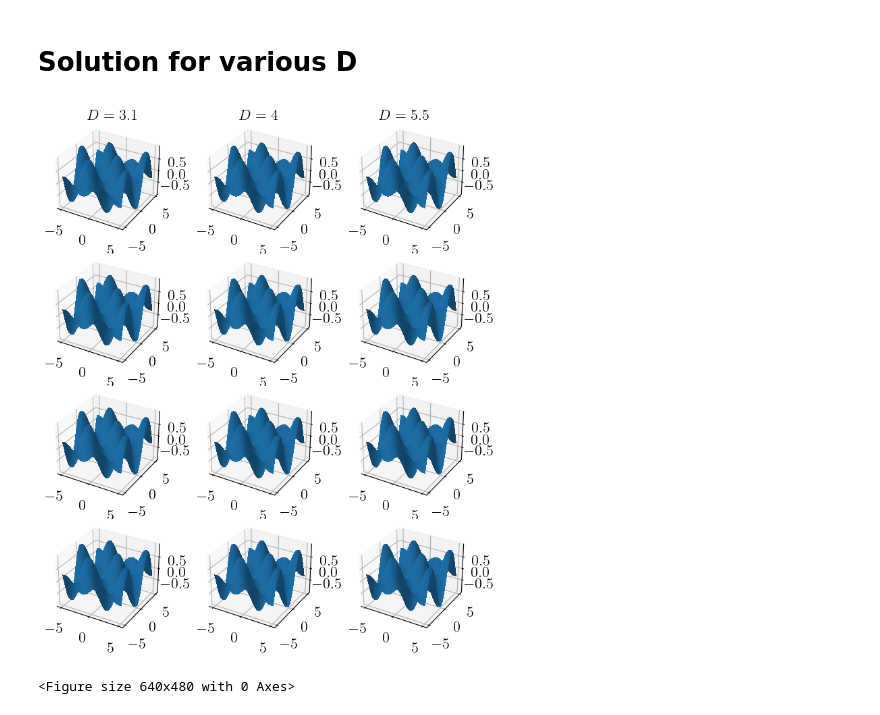
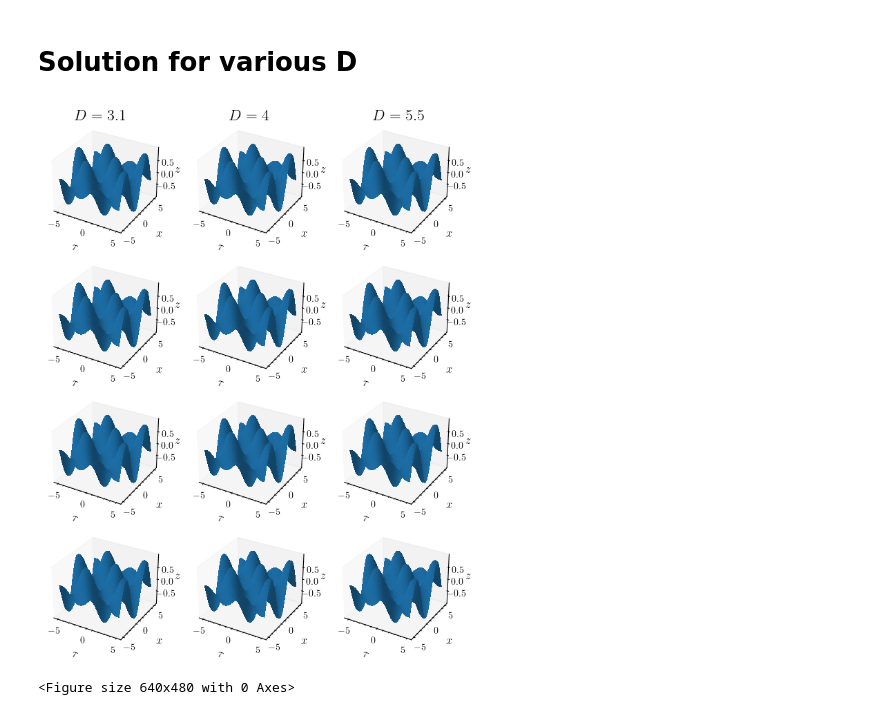
Before and after one commit to EckerChristian/CriticalSpacetimeCrystal, a Jupyter notebook: plots/plots.ipynb, the cells around one changed output. Cells and saved outputs as stored; diff of their text form; code cells hidden in the pictures.

```diff
--- a/plots/plots.ipynb
+++ b/plots/plots.ipynb
@@ -341,45 +341,53 @@ from functools import reduce
 import operator
 from mpl_toolkits.mplot3d import Axes3D
 
-# LaTeX font
 plt.rcParams.update({
     "text.usetex": True,
-    'font.size': 16
-    })
+    'font.size': 16,
+    'xtick.labelsize': 10,
+    'ytick.labelsize': 10,
+    'axes.labelsize': 12
+})
 
 # Create grid
 x = np.linspace(-5, 5, 50)
 y = np.linspace(-5, 5, 50)
 X, Y = np.meshgrid(x, y)
 
 # Single deterministic function
 def f(X, Y):
     return np.sin(X) * np.cos(Y)
 
 fig = plt.figure(figsize=(12, 9))
 
 for i in range(12):
     ax = fig.add_subplot(4, 3, i + 1, projection='3d')
     Z = f(X, Y)
     ax.plot_surface(X, Y, Z, rstride=1, cstride=1, linewidth=0, antialiased=False)
+    ax.tick_params(direction='in', pad=-2)
+    ax.set_xlabel(r"$\tau$",labelpad=-2,fontsize=12)
+    ax.set_ylabel(r"$x$",labelpad=-2,fontsize=12)
+    ax.set_zlabel(r"$z$",labelpad=-8,fontsize=12)
+    ax.grid(False)
+    ax.minorticks_on()
 
 # Column labels
 column_labels = [r"$D=3.1$", r"$D=4$", r"$D=5.5$"]
 
 # x positions centered over the 3 columns
 x_positions = [0.32, 0.5, 0.68]
 
 y_position = 0.87  # vertical position near top of figure
 
 for x, label in zip(x_positions, column_labels):
     fig.text(x, y_position, label, ha='center', va='bottom')
 
-plt.subplots_adjust(wspace=-0.75, hspace=0.6)
-plt.tight_layout(rect=[0, 0, 1, 0.9])  # leave space at top for labels
+plt.subplots_adjust(wspace=-0.8, hspace=0.6)
+plt.tight_layout(rect=[0,0, 1, 0.9])  # leave space at top for labels
 plt.show()
 
 plt.tight_layout()
 plt.show()
 # %% [output]
-[figure, old version]
+[figure, new version]
 <Figure size 640x480 with 0 Axes>
```
